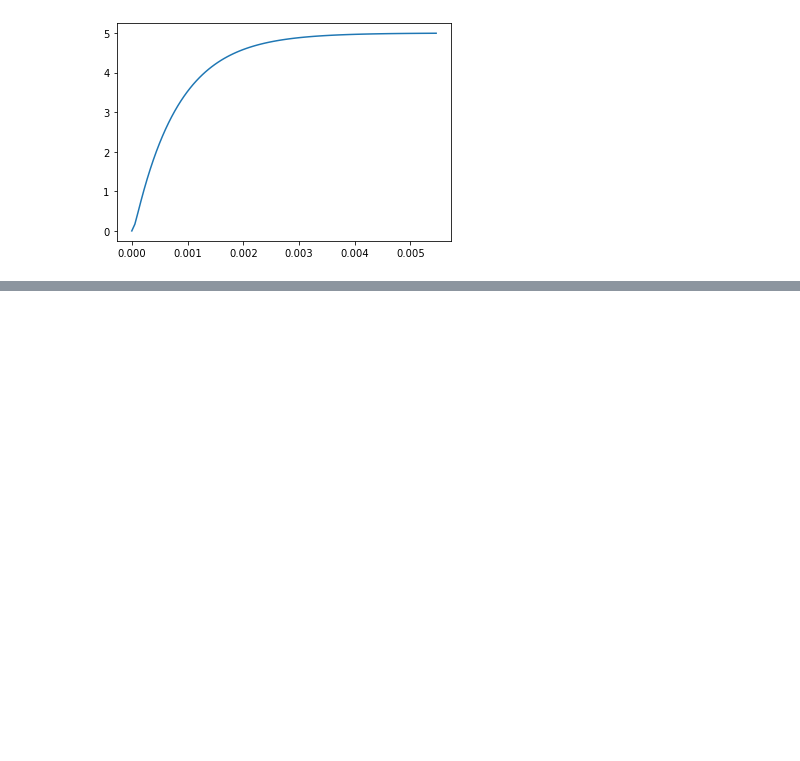
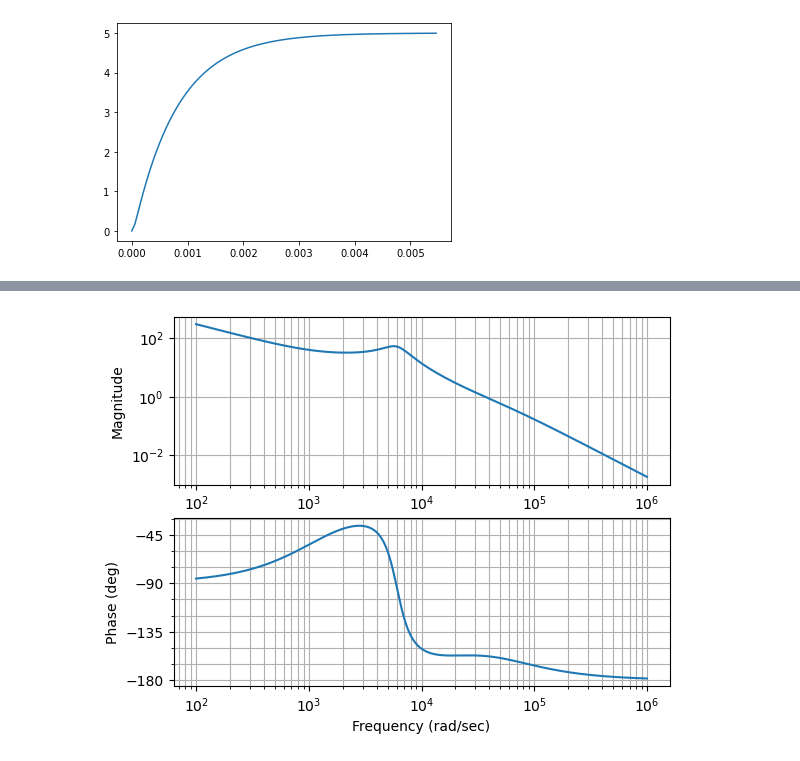
Before and after one commit to akswnd98/compensator, a Jupyter notebook: note.ipynb, the cells around one changed output, grey strips where cells are left out. Saved outputs shown, nothing was run; the diff lists cells and outputs as text; code cells hidden in the pictures; blank space fills up the shorter version.

```diff
--- a/note.ipynb
+++ b/note.ipynb
@@ -126,0 +112,12 @@ mag, phase, omega = co.bode(Gc)
+# %%
+%matplotlib inline
+
+import numpy as np
+import matplotlib.pyplot as plt
+import control as co
+
+GH = G * Gc
+
+mag, phase, omega = co.bode(GH)
+# %% [output]
+[figure, added]
```
Also changed, not shown: parts of 2 cells of this notebook.
